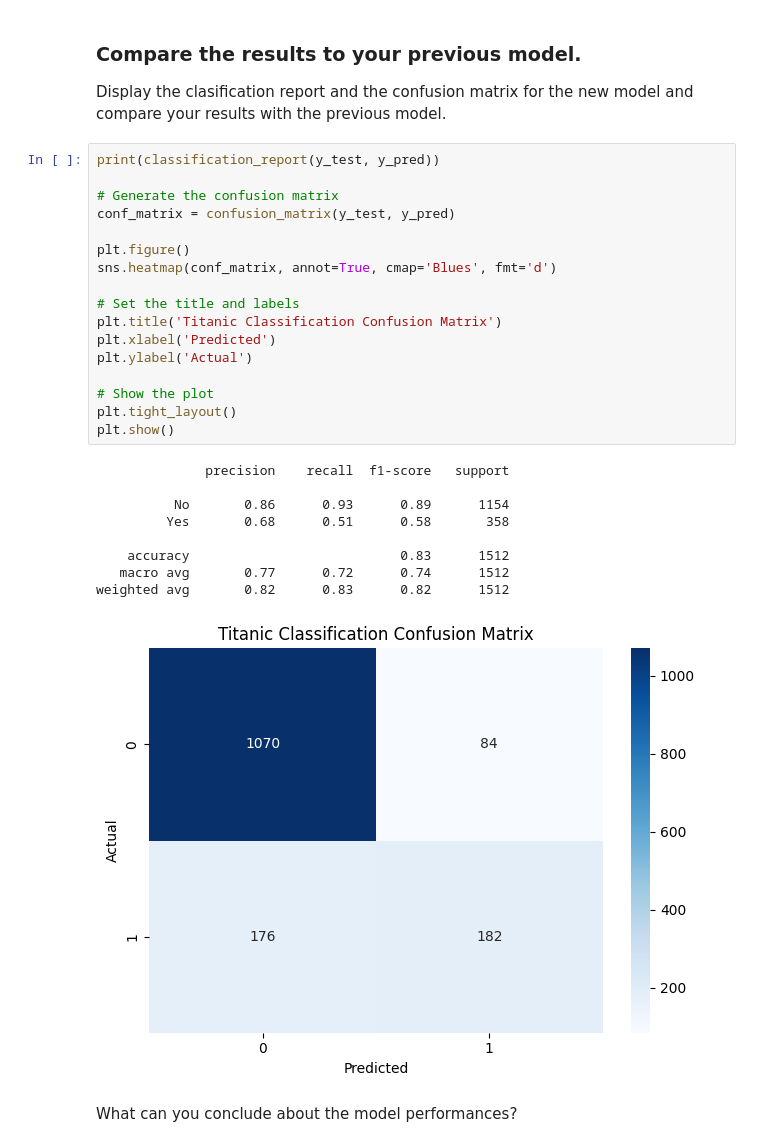
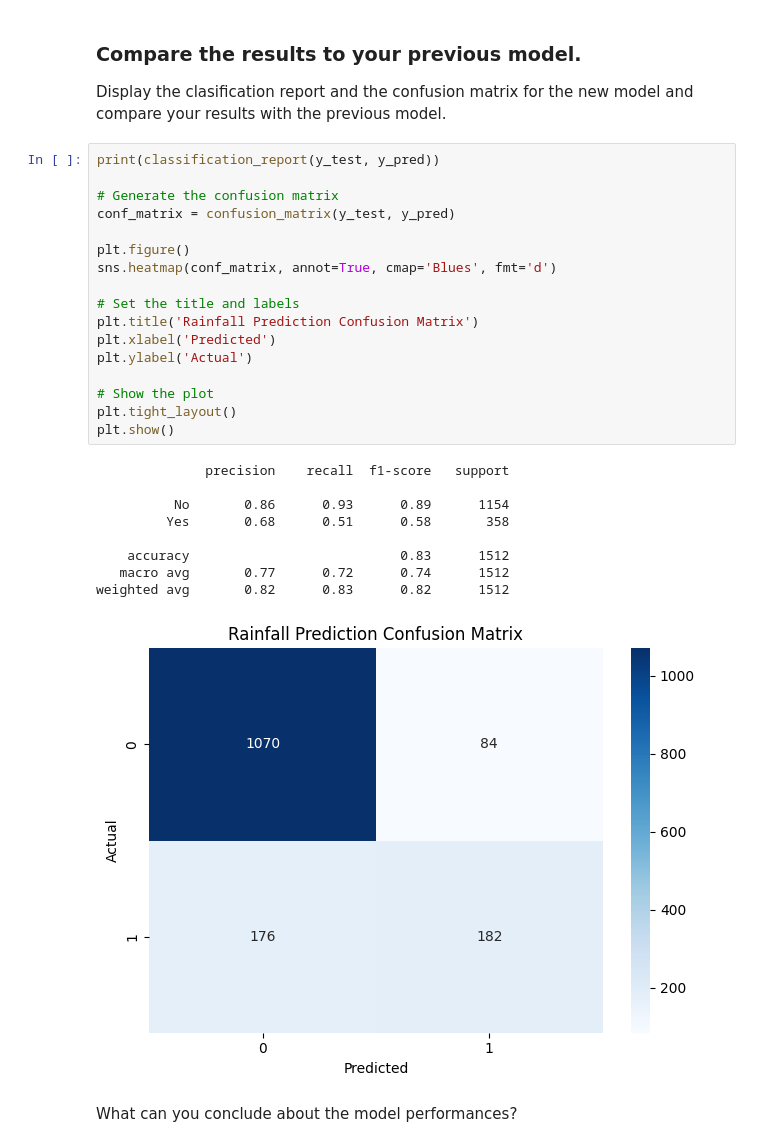
Before and after one commit to NYChase/IBMDataScienceProjects, a Jupyter notebook: FinalProject_AUSWeather.ipynb, the cells around one changed output. Drawn from its saved outputs; the diff is of its cells as text.

```diff
--- a/FinalProject_AUSWeather.ipynb
+++ b/FinalProject_AUSWeather.ipynb
@@ -749,30 +749,30 @@ Display the clasification report and the confusion matrix for the new model and
 # %%
 print(classification_report(y_test, y_pred))
 
 # Generate the confusion matrix
 conf_matrix = confusion_matrix(y_test, y_pred)
 
 plt.figure()
 sns.heatmap(conf_matrix, annot=True, cmap='Blues', fmt='d')
 
 # Set the title and labels
-plt.title('Titanic Classification Confusion Matrix')
+plt.title('Rainfall Prediction Confusion Matrix')
 plt.xlabel('Predicted')
 plt.ylabel('Actual')
 
 # Show the plot
 plt.tight_layout()
 plt.show()
 # %% [output]
               precision    recall  f1-score   support
 
           No       0.86      0.93      0.89      1154
          Yes       0.68      0.51      0.58       358
 
     accuracy                           0.83      1512
    macro avg       0.77      0.72      0.74      1512
 weighted avg       0.82      0.83      0.82      1512
-[figure, old version]
+[figure, new version]
 # %% [markdown]
 What can you conclude about the model performances?
 # %% [markdown]
```
